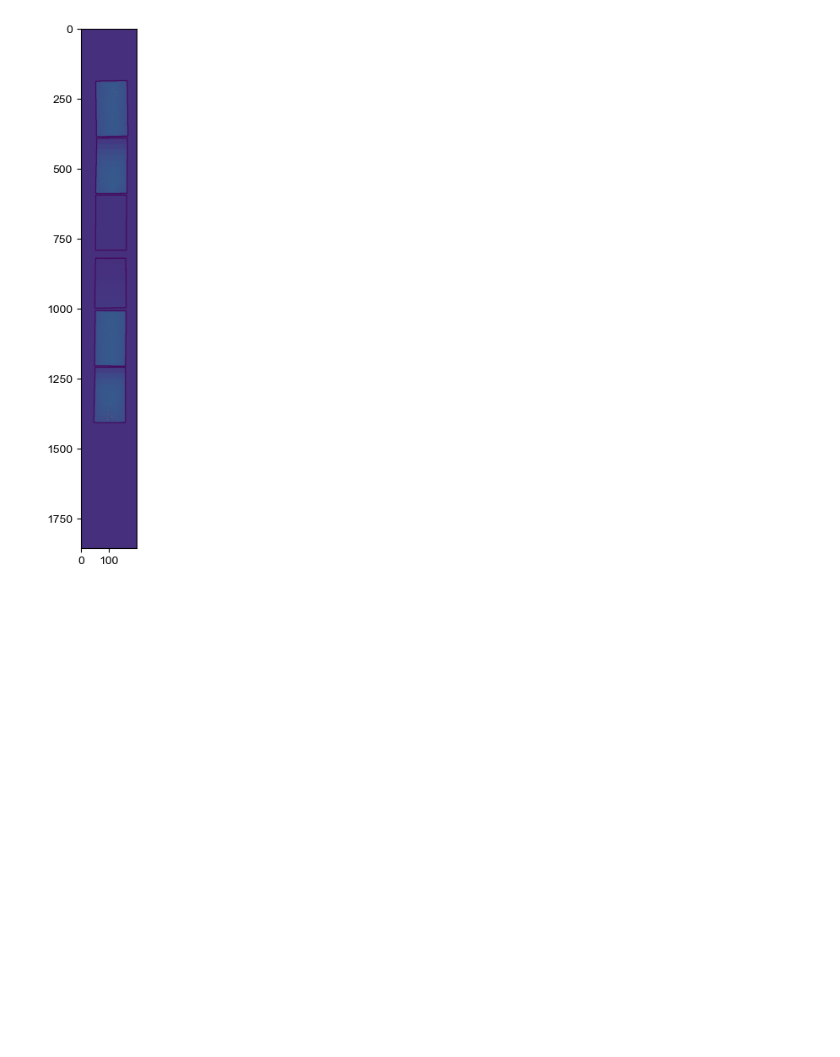
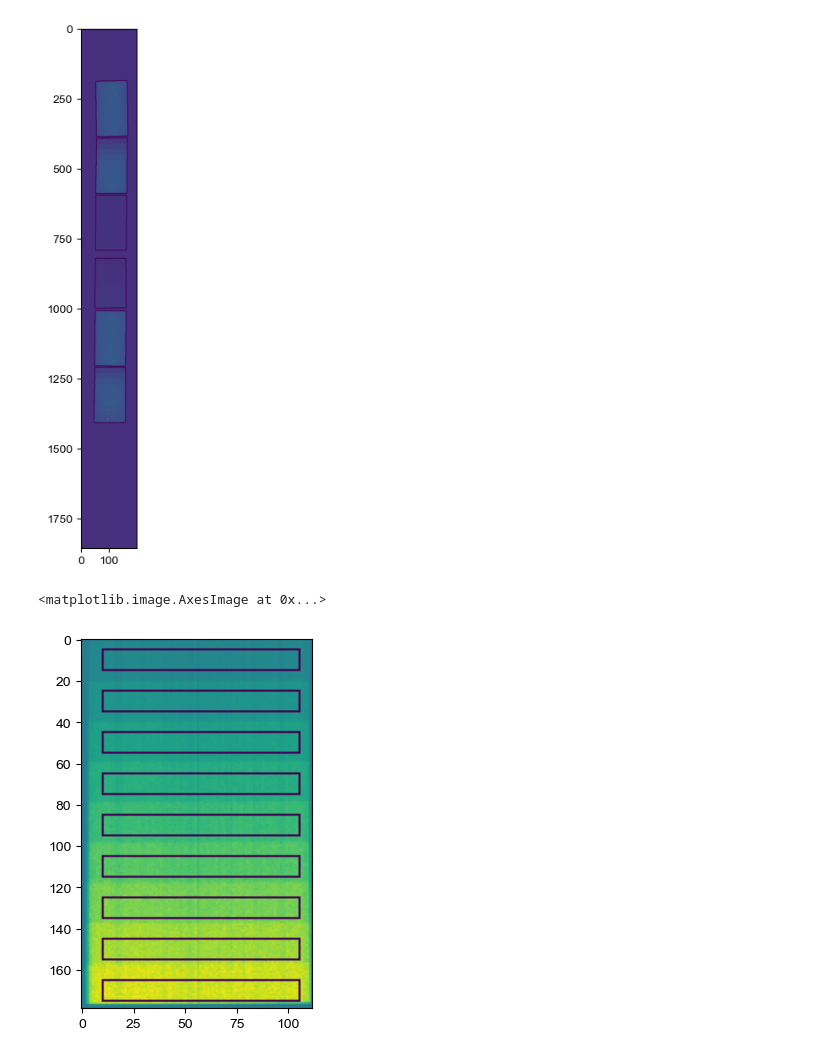
Before and after one commit to yaojian95/jt_ore_sorting, a Jupyter notebook: R_standard_sample.ipynb, the cells around one changed output. Cells and saved outputs as stored; diff of their text form; code cells hidden in the pictures; blank space fills up the shorter version.

Commit message:
dexing copper  test

```diff
--- a/R_standard_sample.ipynb
+++ b/R_standard_sample.ipynb
@@ -477,3 +399,23 @@ plt.imshow(contoured_r_norm)
 # %% [output]
 <matplotlib.image.AxesImage at 0x...>
 [figure]
+# %%
+def draw_multiple_rectangles(image, num_boxes):
+    # 复制原图，避免修改原图
+    img_with_boxes = image.copy()
+    for i in range(num_boxes):
+        # 计算左上角和右下角坐标
+        y1 = i * 20 + 5
+        y2 = i * 20 + 15
+        x1 = 10
+        x2 = 105
+        # 绘制矩形框，颜色为绿色，线宽为 2
+        cv2.rectangle(img_with_boxes, (x1, y1), (x2, y2), (0.5, 0.5, 0), 1)
+    return img_with_boxes
+# %%
+test = draw_multiple_rectangles(al_R, 9)
+# %%
+plt.imshow(test)
+# %% [output]
+<matplotlib.image.AxesImage at 0x...>
+[figure, added]
```
Also changed, not shown: parts of 21 cells of this notebook, 9 other files.
